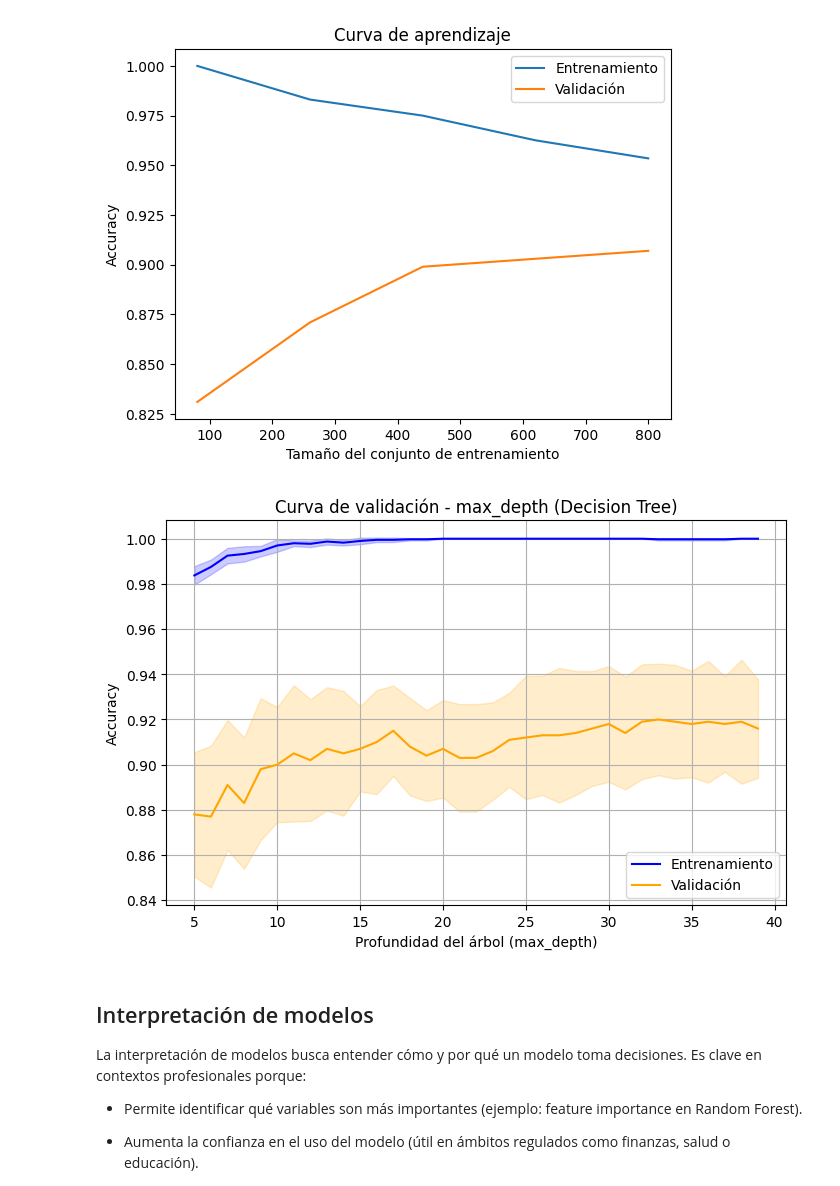
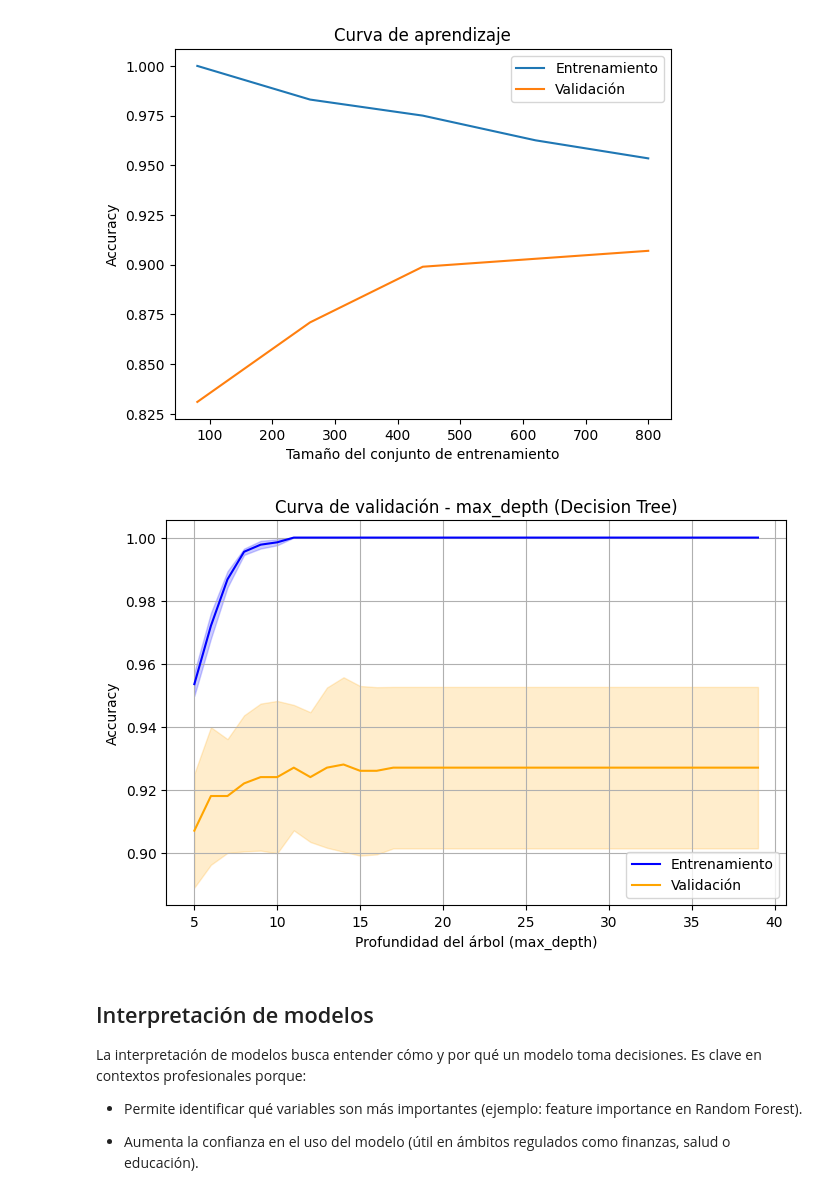
Before and after one commit to almtav08/course-python-ml, a Jupyter notebook: notebooks/S2_A2_Evaluacion_Modelos.ipynb, the cells around one changed output. Cells and saved outputs as stored; diff of their text form; code cells hidden in the pictures.

```diff
--- a/notebooks/S2_A2_Evaluacion_Modelos.ipynb
+++ b/notebooks/S2_A2_Evaluacion_Modelos.ipynb
@@ -253,37 +253,37 @@ train_scores, val_scores = validation_curve(
     model,
     X,
     y,
-    param_name="n_estimators",
+    param_name="max_depth",
     param_range=param_range,
     cv=5,
     scoring="accuracy",
 )
 
 # Promedios y desviaciones
 train_mean = np.mean(train_scores, axis=1)
 train_std = np.std(train_scores, axis=1)
 val_mean = np.mean(val_scores, axis=1)
 val_std = np.std(val_scores, axis=1)
 
 # Graficamos
 plt.figure(figsize=(8, 5))
 plt.plot(param_range, train_mean, label="Entrenamiento", color="blue")
 plt.plot(param_range, val_mean, label="Validación", color="orange")
 plt.fill_between(
     param_range, train_mean - train_std, train_mean + train_std, color="blue", alpha=0.2
 )
 plt.fill_between(
     param_range, val_mean - val_std, val_mean + val_std, color="orange", alpha=0.2
 )
 
 plt.title("Curva de validación - max_depth (Decision Tree)")
 plt.xlabel("Profundidad del árbol (max_depth)")
 plt.ylabel("Accuracy")
 plt.legend(loc="best")
 plt.grid()
 plt.show()
 # %% [output]
-[figure, old version]
+[figure, new version]
 # %% [markdown]
 ## Interpretación de modelos
 
```
Also changed, not shown: 3 other files.
